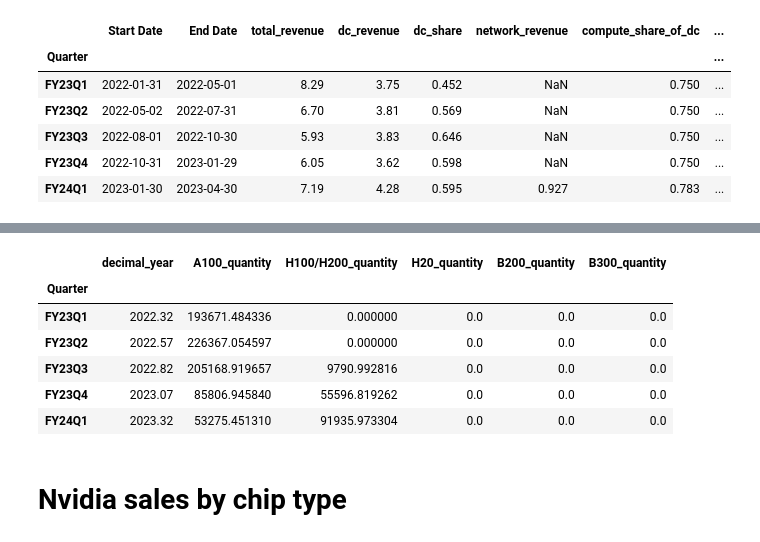
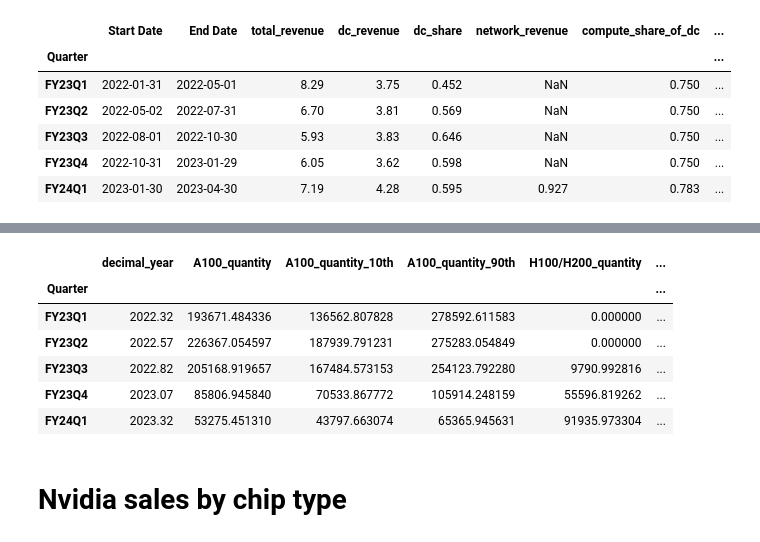
Before and after one commit to epoch-research/ai-companies, a Jupyter notebook: nvidia_estimates.ipynb, the cells around one changed output, grey strips where cells are left out. Cells and saved outputs as stored; diff of their text form; code cells hidden in the pictures.

```diff
--- a/nvidia_estimates.ipynb
+++ b/nvidia_estimates.ipynb
@@ -345,13 +345,17 @@ for chip_type in CHIP_TYPES:
             # Calculate median for display
             samples = quarter_quantity @ 1000
             quarterly_chip_quantities.loc[quarter, f'{chip_type}_quantity_median'] = np.median(samples)
+            quarterly_chip_quantities.loc[quarter, f'{chip_type}_quantity_10th'] = np.percentile(samples, 10)
             quarterly_chip_quantities.loc[quarter, f'{chip_type}_quantity_25th'] = np.percentile(samples, 25)
             quarterly_chip_quantities.loc[quarter, f'{chip_type}_quantity_75th'] = np.percentile(samples, 75)
+            quarterly_chip_quantities.loc[quarter, f'{chip_type}_quantity_90th'] = np.percentile(samples, 90)
         else:
             quarterly_chip_quantities.loc[quarter, f'{chip_type}_quantity_dist'] = None
             quarterly_chip_quantities.loc[quarter, f'{chip_type}_quantity_median'] = 0
+            quarterly_chip_quantities.loc[quarter, f'{chip_type}_quantity_10th'] = 0
             quarterly_chip_quantities.loc[quarter, f'{chip_type}_quantity_25th'] = 0
             quarterly_chip_quantities.loc[quarter, f'{chip_type}_quantity_75th'] = 0
+            quarterly_chip_quantities.loc[quarter, f'{chip_type}_quantity_90th'] = 0
 
 print("Quarterly Chip Quantities (Median Estimates):")
 print("=" * 50)
@@ -367,12 +371,18 @@ for chip_type in CHIP_TYPES:
             year = quarterly_chip_quantities.loc[quarter, 'decimal_year']
             print(f"  {quarter} ({year:.1f}): {median_qty:,.0f} chips (25th-75th: {p25:,.0f} - {p75:,.0f})")
 
-# Create summary dataframe with just the median values for easier analysis
-quarterly_median_sales = quarterly_chip_quantities[['decimal_year'] + [f'{chip}_quantity_median' for chip in CHIP_TYPES]].copy()
-quarterly_median_sales.columns = ['decimal_year'] + [f'{chip}_quantity' for chip in CHIP_TYPES]
+# Create summary dataframe with median and percentile values
+quarterly_sales = pd.DataFrame(index=quarterly_chip_quantities.index)
+quarterly_sales['decimal_year'] = quarterly_chip_quantities['decimal_year']
+
+# Add median, 10th and 90th percentiles for each chip type
+for chip in CHIP_TYPES:
+    quarterly_sales[f'{chip}_quantity'] = quarterly_chip_quantities[f'{chip}_quantity_median']
+    quarterly_sales[f'{chip}_quantity_10th'] = quarterly_chip_quantities[f'{chip}_quantity_10th']
+    quarterly_sales[f'{chip}_quantity_90th'] = quarterly_chip_quantities[f'{chip}_quantity_90th']
 
 print(f"\nQuarterly Summary DataFrame:")
-print(quarterly_median_sales.round(0))
+print(quarterly_sales[['decimal_year'] + [f'{chip}_quantity' for chip in CHIP_TYPES]].round(0))
 # %% [output]
 Quarterly Chip Quantities (Median Estimates):
 ==================================================
@@ -405,13 +415,13 @@ quarterly_chip_quantities.head(5)
 # %%
-quarterly_median_sales.head(5)
+quarterly_sales.head(5)
 # %% [output]
-|  | decimal_year | A100_quantity | H100/H200_quantity | H20_quantity | B200_quantity | B300_quantity |
-| Quarter |  |  |  |  |  |  |
-| FY23Q1 | 2022.32 | 193671.484336 | 0.000000 | 0.0 | 0.0 | 0.0 |
-| FY23Q2 | 2022.57 | 226367.054597 | 0.000000 | 0.0 | 0.0 | 0.0 |
-| FY23Q3 | 2022.82 | 205168.919657 | 9790.992816 | 0.0 | 0.0 | 0.0 |
-| FY23Q4 | 2023.07 | 85806.945840 | 55596.819262 | 0.0 | 0.0 | 0.0 |
-| FY24Q1 | 2023.32 | 53275.451310 | 91935.973304 | 0.0 | 0.0 | 0.0 |
+|  | decimal_year | A100_quantity | A100_quantity_10th | A100_quantity_90th | H100/H200_quantity | ... |
+| Quarter |  |  |  |  |  | ... |
+| FY23Q1 | 2022.32 | 193671.484336 | 136562.807828 | 278592.611583 | 0.000000 | ... |
+| FY23Q2 | 2022.57 | 226367.054597 | 187939.791231 | 275283.054849 | 0.000000 | ... |
+| FY23Q3 | 2022.82 | 205168.919657 | 167484.573153 | 254123.792280 | 9790.992816 | ... |
+| FY23Q4 | 2023.07 | 85806.945840 | 70533.867772 | 105914.248159 | 55596.819262 | ... |
+| FY24Q1 | 2023.32 | 53275.451310 | 43797.663074 | 65365.945631 | 91935.973304 | ... |
 # %% [markdown]
 # Nvidia sales by chip type
 # %%
```
Also changed, not shown: parts of 25 cells of this notebook, 13 other files.
